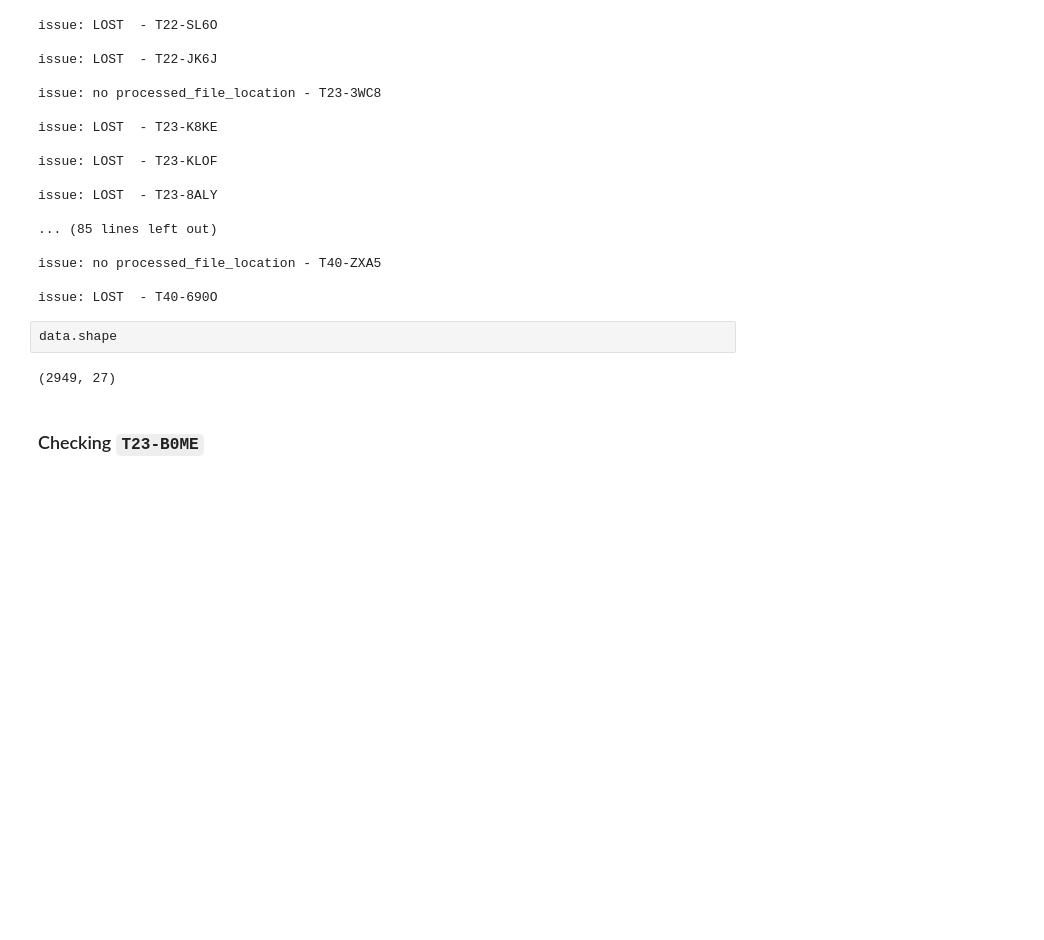
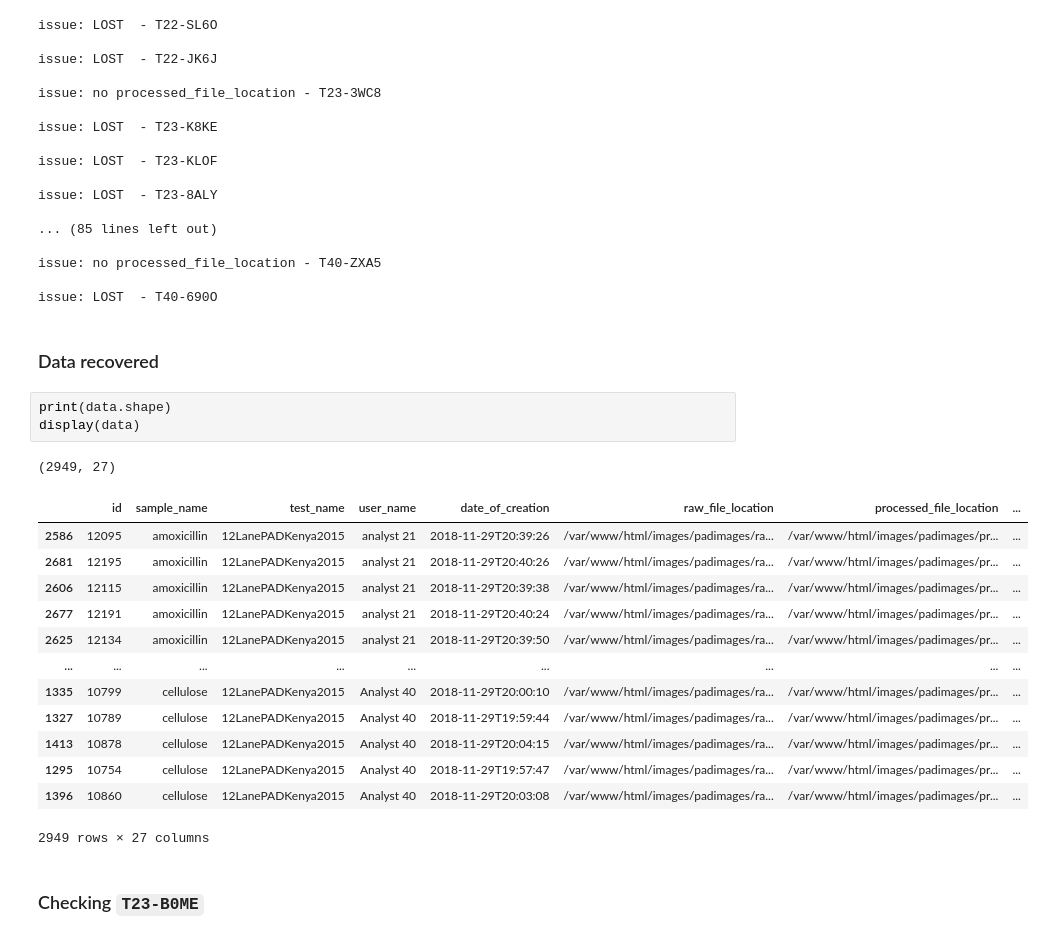
Before and after one commit to PaperAnalyticalDeviceND/pad_dataset_registry, a Jupyter notebook: nbs/DATASET__MSH-Tanzania/EXP__project-MSH-Tanzania-id-19-complete.ipynb, the cells around one changed output. Cells and saved outputs as stored; diff of their text form; blank space fills up the shorter version.

```diff
--- a/nbs/DATASET__MSH-Tanzania/EXP__project-MSH-Tanzania-id-19-complete.ipynb
+++ b/nbs/DATASET__MSH-Tanzania/EXP__project-MSH-Tanzania-id-19-complete.ipynb
@@ -501,10 +501,26 @@ issue: LOST  - T23-8ALY
 issue: no processed_file_location - T40-ZXA5
 
 issue: LOST  - T40-690O
-# %%
-data.shape
-# %% [output]
-(2949, 27)
+# %% [markdown]
+### Data recovered
+# %%
+print(data.shape)
+display(data)
+# %% [output]
+(2949, 27)
+|  | id | sample_name | test_name | user_name | date_of_creation | raw_file_location | processed_file_location | ... |
+| 2586 | 12095 | amoxicillin | 12LanePADKenya2015 | analyst 21 | 2018-11-29T20:39:26 | /var/www/html/images/padimages/ra... | /var/www/html/images/padimages/pr... | ... |
+| 2681 | 12195 | amoxicillin | 12LanePADKenya2015 | analyst 21 | 2018-11-29T20:40:26 | /var/www/html/images/padimages/ra... | /var/www/html/images/padimages/pr... | ... |
+| 2606 | 12115 | amoxicillin | 12LanePADKenya2015 | analyst 21 | 2018-11-29T20:39:38 | /var/www/html/images/padimages/ra... | /var/www/html/images/padimages/pr... | ... |
+| 2677 | 12191 | amoxicillin | 12LanePADKenya2015 | analyst 21 | 2018-11-29T20:40:24 | /var/www/html/images/padimages/ra... | /var/www/html/images/padimages/pr... | ... |
+| 2625 | 12134 | amoxicillin | 12LanePADKenya2015 | analyst 21 | 2018-11-29T20:39:50 | /var/www/html/images/padimages/ra... | /var/www/html/images/padimages/pr... | ... |
+| ... | ... | ... | ... | ... | ... | ... | ... | ... |
+| 1335 | 10799 | cellulose | 12LanePADKenya2015 | Analyst 40 | 2018-11-29T20:00:10 | /var/www/html/images/padimages/ra... | /var/www/html/images/padimages/pr... | ... |
+| 1327 | 10789 | cellulose | 12LanePADKenya2015 | Analyst 40 | 2018-11-29T19:59:44 | /var/www/html/images/padimages/ra... | /var/www/html/images/padimages/pr... | ... |
+| 1413 | 10878 | cellulose | 12LanePADKenya2015 | Analyst 40 | 2018-11-29T20:04:15 | /var/www/html/images/padimages/ra... | /var/www/html/images/padimages/pr... | ... |
+| 1295 | 10754 | cellulose | 12LanePADKenya2015 | Analyst 40 | 2018-11-29T19:57:47 | /var/www/html/images/padimages/ra... | /var/www/html/images/padimages/pr... | ... |
+| 1396 | 10860 | cellulose | 12LanePADKenya2015 | Analyst 40 | 2018-11-29T20:03:08 | /var/www/html/images/padimages/ra... | /var/www/html/images/padimages/pr... | ... |
+2949 rows × 27 columns
 # %% [markdown]
 ### Checking `T23-B0ME`
 # %%
```
Also changed, not shown: 2 other files.
